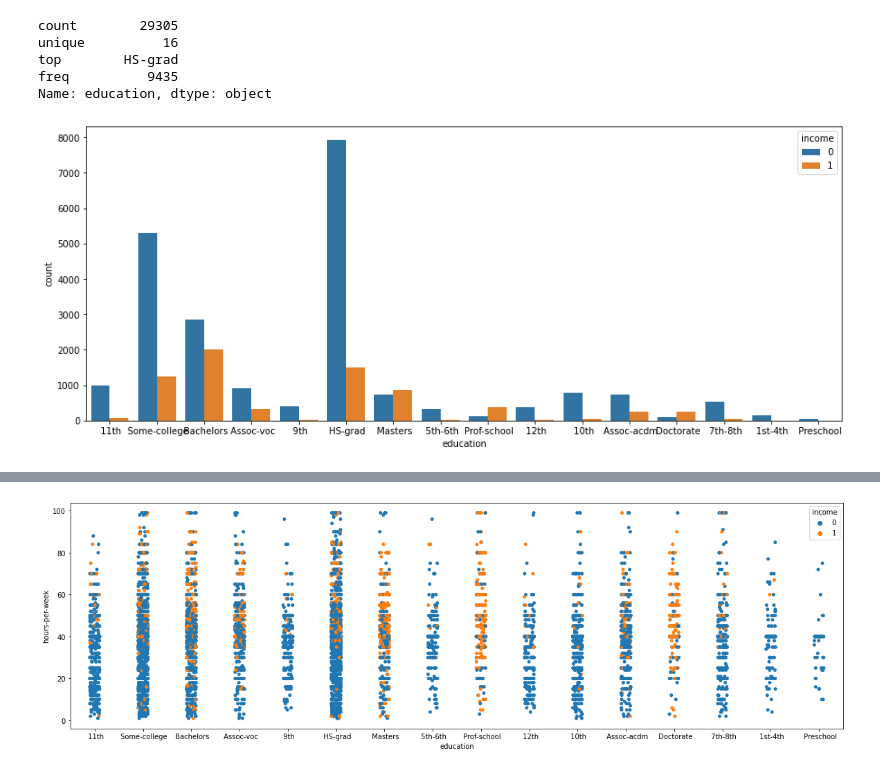
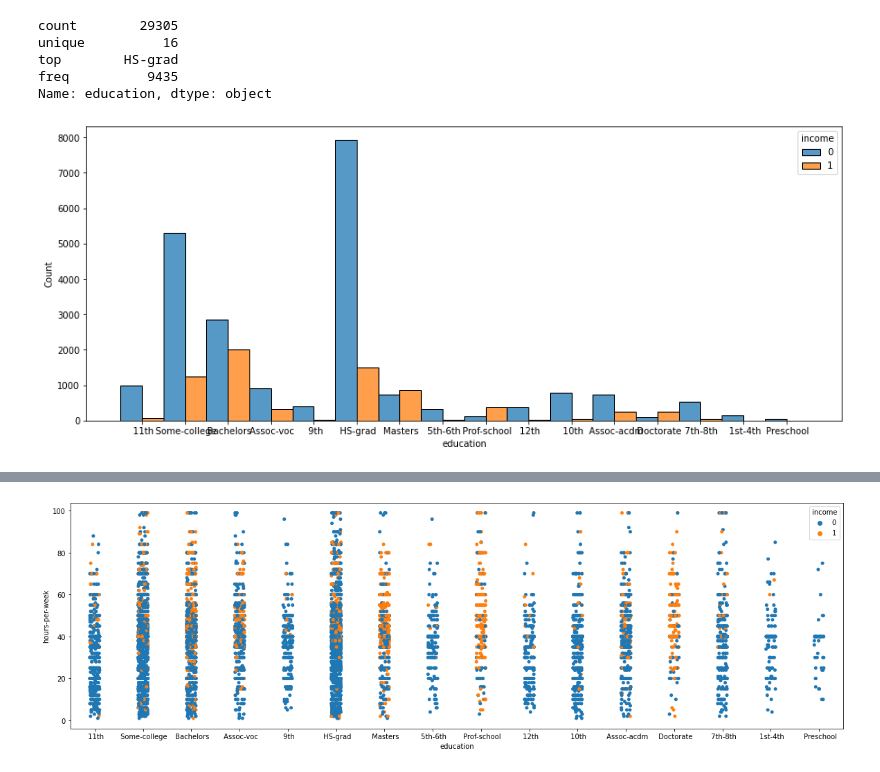
Before and after one commit to rlgus3351/Machine_Learning, a Jupyter notebook: kaggle/23_04_28/model.ipynb, the cells around one changed output, grey strips where cells are left out. Drawn from its saved outputs; the diff is of its cells as text; code cells hidden in the pictures.

```diff
--- a/kaggle/23_04_28/model.ipynb
+++ b/kaggle/23_04_28/model.ipynb
@@ -356,9 +363,9 @@ top        HS-grad
 freq          9435
 Name: education, dtype: object
 # %%
-# education과 income 시각화 - countplot
+# education 데이터 시각화하기 - histogram
 plt.figure(figsize=(15,6))
-sns.countplot(data=train, x='education', hue='income')
+sns.histplot(x='education', hue='income', multiple='dodge', data=train)
 plt.show()
 # %% [output]
-[figure, old version]
+[figure, new version]
```
Also changed, not shown: parts of 52 cells of this notebook.
